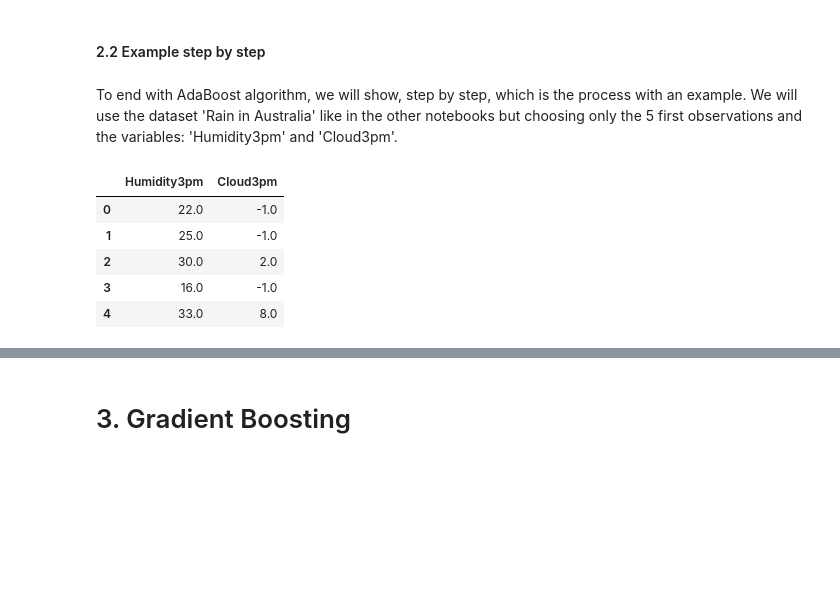
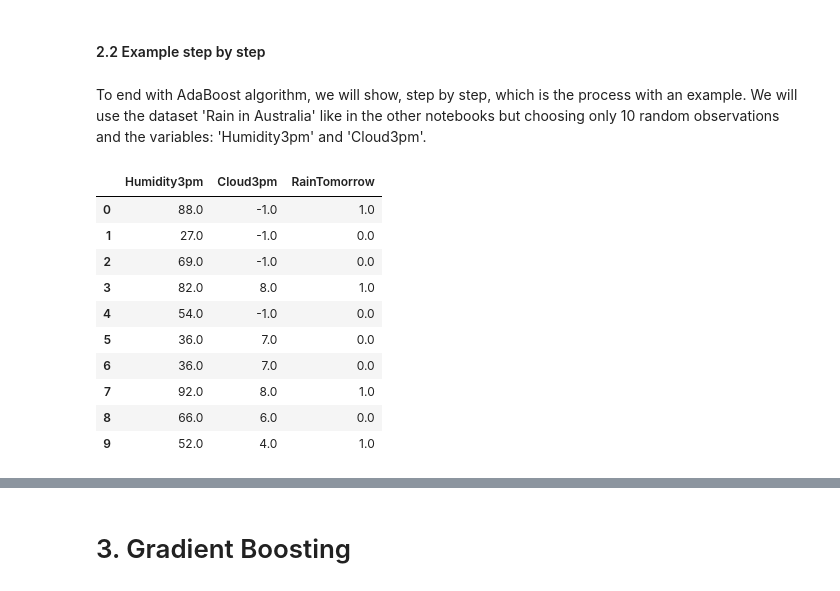
Before and after one commit to GinesMeca/TFG, a Jupyter notebook: notebooks/5. Boosting algorithms (Theory).ipynb, the cells around one changed output, grey strips where cells are left out. Drawn from its saved outputs; the diff is of its cells as text; code cells hidden in the pictures; blank space fills up the shorter version.

Commit message:
Ending theory example

```diff
--- a/notebooks/5. Boosting algorithms (Theory).ipynb
+++ b/notebooks/5. Boosting algorithms (Theory).ipynb
@@ -105,24 +107,29 @@ Nevertheless, this Gini index is only correct where all observations have the sa
 # %% [markdown]
 #### 2.2 Example step by step
 # %% [markdown]
-To end with AdaBoost algorithm, we will show, step by step, which is the process with an example. We will use the dataset 'Rain in Australia' like in the other notebooks but choosing only the 5 first observations and the variables: 'Humidity3pm' and 'Cloud3pm'.
+To end with AdaBoost algorithm, we will show, step by step, which is the process with an example. We will use the dataset 'Rain in Australia' like in the other notebooks but choosing only 10 random observations and the variables: 'Humidity3pm' and 'Cloud3pm'.
 # %%
 #We load data:
 weather = pd.read_parquet('../data/04_model_input/master.parquet')
 
 #We choose the variables and observations we are interested in:
-observations = [0, 1, 2, 3, 4]
+observations = [randint(0, len(weather)) for n in range(0, 10)]
 model_columns = ['Humidity3pm', 'Cloud3pm']
 
 #We put it in train variable and solve Nan problems
-train = weather.loc[observations, model_columns].fillna(-1)
+train = weather.loc[observations, model_columns + ['RainTomorrow']].fillna(-1).reset_index(drop = True)
 
 #We show it:
 train
 # %% [output]
-|  | Humidity3pm | Cloud3pm |
-| 0 | 22.0 | -1.0 |
-| 1 | 25.0 | -1.0 |
-| 2 | 30.0 | 2.0 |
-| 3 | 16.0 | -1.0 |
-| 4 | 33.0 | 8.0 |
+|  | Humidity3pm | Cloud3pm | RainTomorrow |
+| 0 | 88.0 | -1.0 | 1.0 |
+| 1 | 27.0 | -1.0 | 0.0 |
+| 2 | 69.0 | -1.0 | 0.0 |
+| 3 | 82.0 | 8.0 | 1.0 |
+| 4 | 54.0 | -1.0 | 0.0 |
+| 5 | 36.0 | 7.0 | 0.0 |
+| 6 | 36.0 | 7.0 | 0.0 |
+| 7 | 92.0 | 8.0 | 1.0 |
+| 8 | 66.0 | 6.0 | 0.0 |
+| 9 | 52.0 | 4.0 | 1.0 |
```
Also changed, not shown: parts of 13 cells of this notebook.
